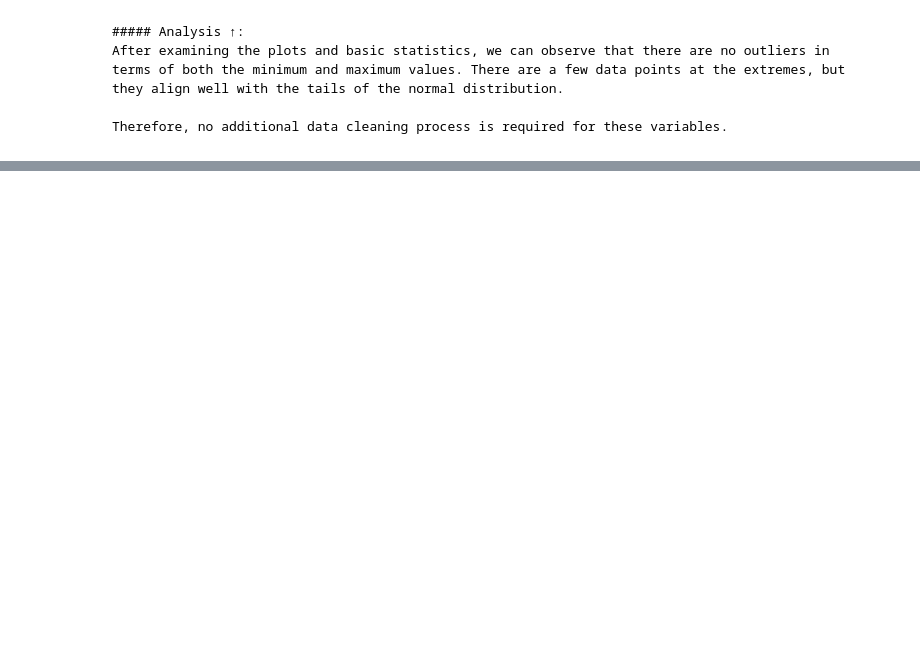
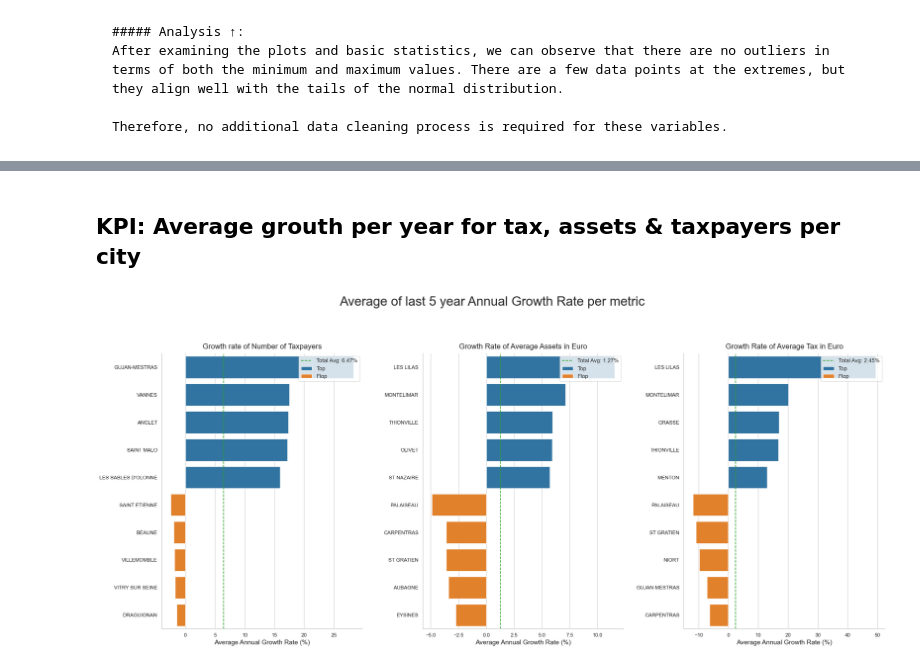
Before and after one commit to santiagopatinoserna/5YearFrenchWealthAnalysis, a Jupyter notebook: Script/Exploration/Data Exploration and Initial Analysis.ipynb, the cells around one changed output, grey strips where cells are left out. Saved outputs shown, nothing was run; the diff lists cells and outputs as text; code cells hidden in the pictures; blank space fills up the shorter version.

```diff
--- a/Script/Exploration/Data Exploration and Initial Analysis.ipynb
+++ b/Script/Exploration/Data Exploration and Initial Analysis.ipynb
@@ -319,0 +558,2 @@ plt.show()
+# %% [markdown]
+## KPI: Average grouth per year for tax, assets & taxpayers per city
@@ -319,0 +591,68 @@ plt.show()
+# %%
+"""
+Visualizes the top and bottom five cities based on their average annual growth rates for three metrics:
+1. Number of Taxpayers
+2. Average Assets in Euro
+3. Average Tax in Euro
+
+The visualization presents side-by-side bar charts, distinguishing the top and bottom performers using different colors.
+Each chart also overlays the overall average for its respective metric as a reference.
+"""
+
+import matplotlib.pyplot as plt
+import seaborn as sns
+import pandas as pd
+
+# Define metrics of interest
+metrics = ['Avg_Annual_Growth_Number_of_Taxpayers', 'Avg_Annual_Growth_Average_Assets_in_Euro', 'Avg_Annual_Growth_Average_Tax_in_Euro']
+top_flop_dfs = []
+
+# Extract top and bottom five cities for each metric
+for metric in metrics:
+    top5 = avg_growth_df.nlargest(5, metric).copy()
+    top5['Type'] = 'Top'
+
+    flop5 = avg_growth_df.nsmallest(5, metric).copy()
+    flop5['Type'] = 'Flop'
+
+    combined = pd.concat([top5, flop5])
+    top_flop_dfs.append(combined)
+
+# Set style and palette
+sns.set_style("whitegrid")
+palette_modern = {'Top': '#1f77b4', 'Flop': '#ff7f0e'}
+
+# Plotting with adjusted main title
+fig, axs = plt.subplots(1, 3, figsize=(24, 10))
+fig.suptitle('Average of last 5 year Annual Growth Rate per metric', fontsize=28, y=1.07)
+
+for i, (metric, df) in enumerate(zip(metrics, top_flop_dfs)):
+    sns.barplot(y='City', x=metric, hue='Type', data=df, ax=axs[i], palette=palette_modern, dodge=False)
+
+    # Setting more explicit titles based on metric
+    if metric == "Avg_Annual_Growth_Number_of_Taxpayers":
+        title_description = "Growth rate of Number of Taxpayers"
+    elif metric == "Avg_Annual_Growth_Average_Assets_in_Euro":
+        title_description = "Growth Rate of Average Assets in Euro"
+    else:
+        title_description = "Growth Rate of Average Tax in Euro"
+
+    axs[i].set_title(f'{title_description}', fontsize=16, pad=10)  # Adjusted title
+    axs[i].set_xlabel('Average Annual Growth Rate (%)', fontsize=14)
+    axs[i].set_ylabel('')
+
+    # Display total average for each metric
+    total_avg = avg_growth_df[metric].mean()
+    axs[i].axvline(x=total_avg, color='#2ca02c', linestyle='--', label=f'Total Avg: {total_avg:.2f}%', linewidth=1.5)
+    axs[i].legend(fontsize=12, loc='upper right')
+
+    # Hide right and top spines for a cleaner look
+    axs[i].spines['right'].set_visible(False)
+    axs[i].spines['top'].set_visible(False)
+
+# Adjust layout
+plt.tight_layout()
+plt.subplots_adjust(wspace=0.3)
+plt.show()
+# %% [output]
+[figure, added]
```
Also changed, not shown: parts of 31 cells of this notebook, 2 other files.
